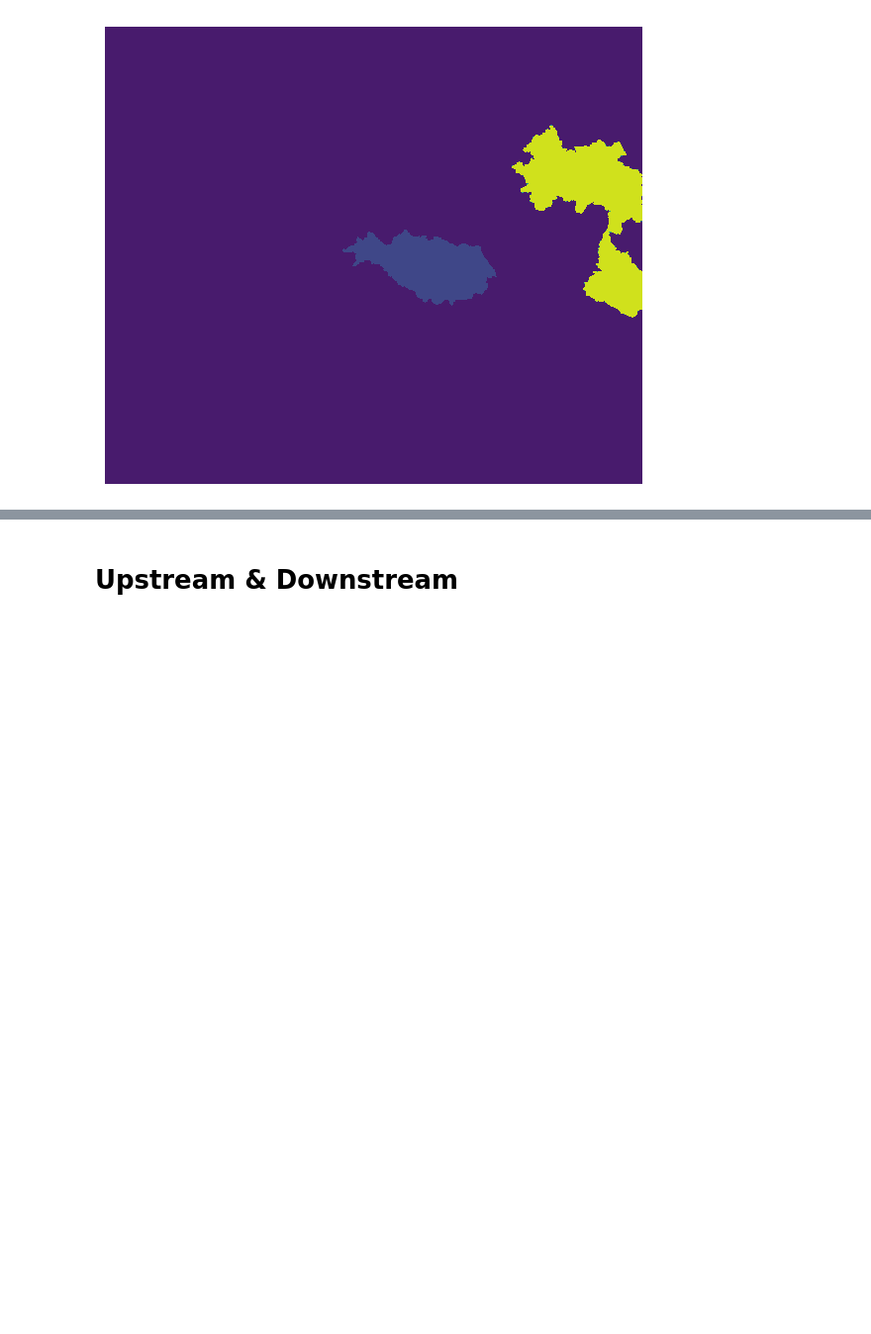
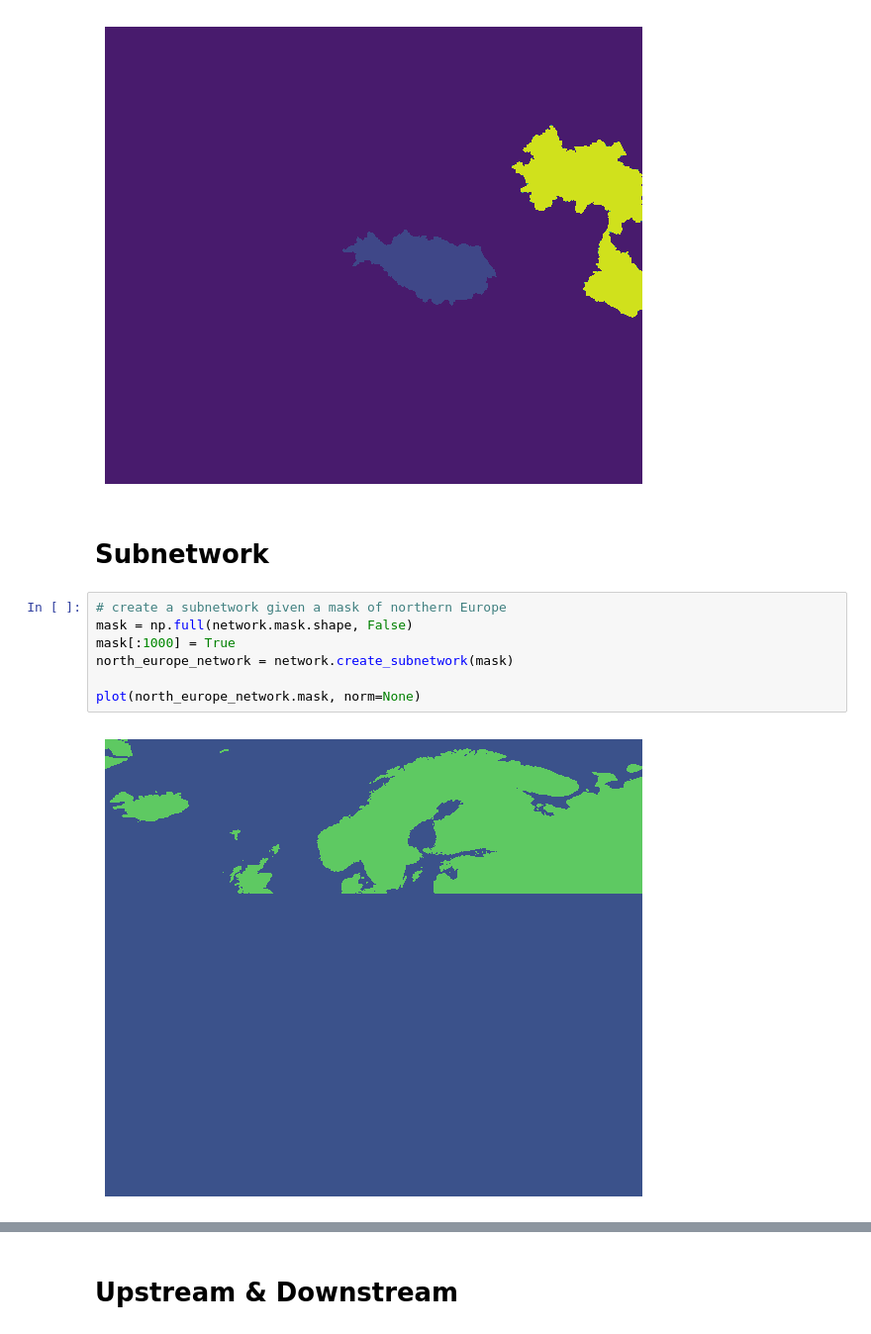
Before and after one commit to ecmwf/earthkit-hydro, a Jupyter notebook: docs/notebooks/example.ipynb, the cells around one changed output, grey strips where cells are left out. Shown: that part at 99% size. Drawn from its saved outputs; the diff is of its cells as text; blank space fills up the shorter version.

```diff
--- a/docs/notebooks/example.ipynb
+++ b/docs/notebooks/example.ipynb
@@ -64,3 +64,14 @@ catchment_field = network.catchment(points)
 plot(catchment_field, norm=None)
 # %% [output]
 [figure]
+# %% [markdown]
+# Subnetwork
+# %%
+# create a subnetwork given a mask of northern Europe
+mask = np.full(network.mask.shape, False)
+mask[:1000] = True
+north_europe_network = network.create_subnetwork(mask)
+
+plot(north_europe_network.mask, norm=None)
+# %% [output]
+[figure, added]
```
Also changed, not shown: parts of 13 cells of this notebook.
